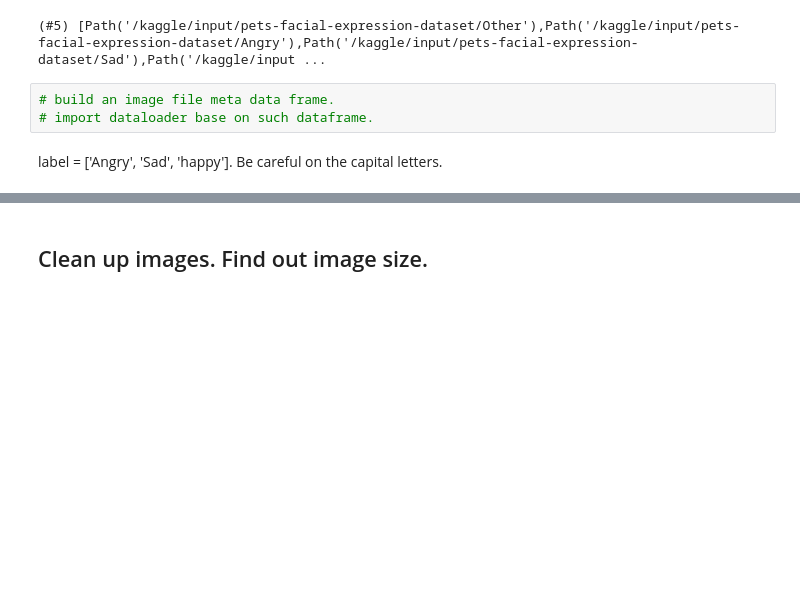
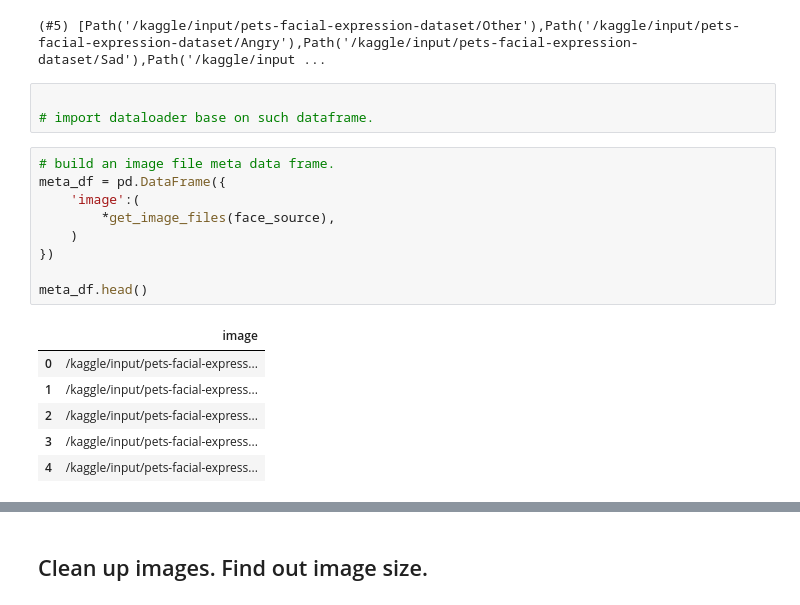
Before and after one commit to derekxueyonghai/data-exploration, a Jupyter notebook: petfacialexpression.ipynb, the cells around one changed output, grey strips where cells are left out. Drawn from its saved outputs; the diff is of its cells as text; blank space fills up the shorter version.

```diff
--- a/petfacialexpression.ipynb
+++ b/petfacialexpression.ipynb
@@ -49,7 +58,21 @@ face_source.ls()
 # %% [output]
 (#5) [Path('/kaggle/input/pets-facial-expression-dataset/Other'),Path('/kaggle/input/pets-facial-expression-dataset/Angry'),Path('/kaggle/input/pets-facial-expression-dataset/Sad'),Path('/kaggle/input ...
 # %%
-# build an image file meta data frame.
+
 # import dataloader base on such dataframe.
-# %% [markdown]
-label = ['Angry', 'Sad', 'happy']. Be careful on the capital letters.
+# %%
+# build an image file meta data frame.
+meta_df = pd.DataFrame({
+    'image':(
+        *get_image_files(face_source),
+    )
+})
+
+meta_df.head()
+# %% [output]
+|  | image |
+| 0 | /kaggle/input/pets-facial-express... |
+| 1 | /kaggle/input/pets-facial-express... |
+| 2 | /kaggle/input/pets-facial-express... |
+| 3 | /kaggle/input/pets-facial-express... |
+| 4 | /kaggle/input/pets-facial-express... |
```
Also changed, not shown: parts of 8 cells of this notebook.
